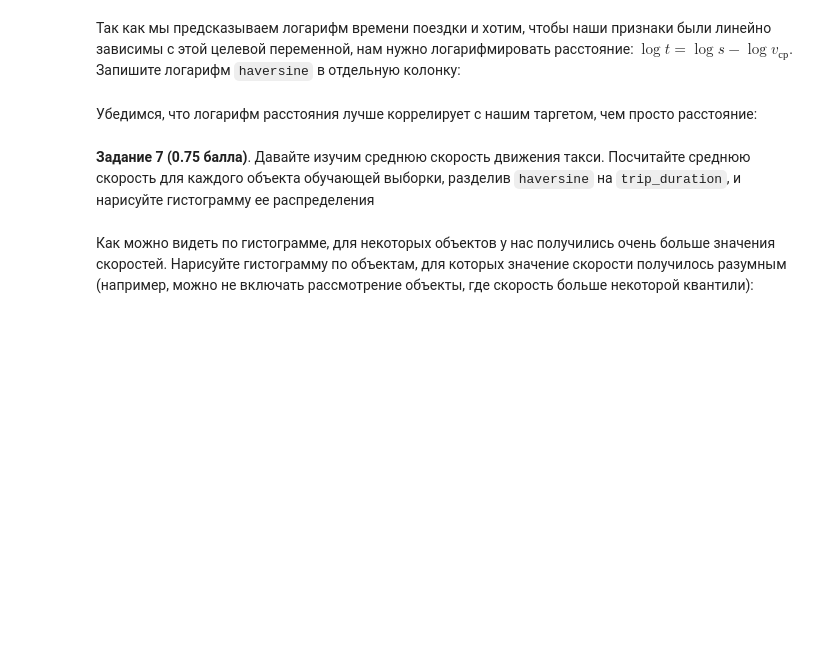
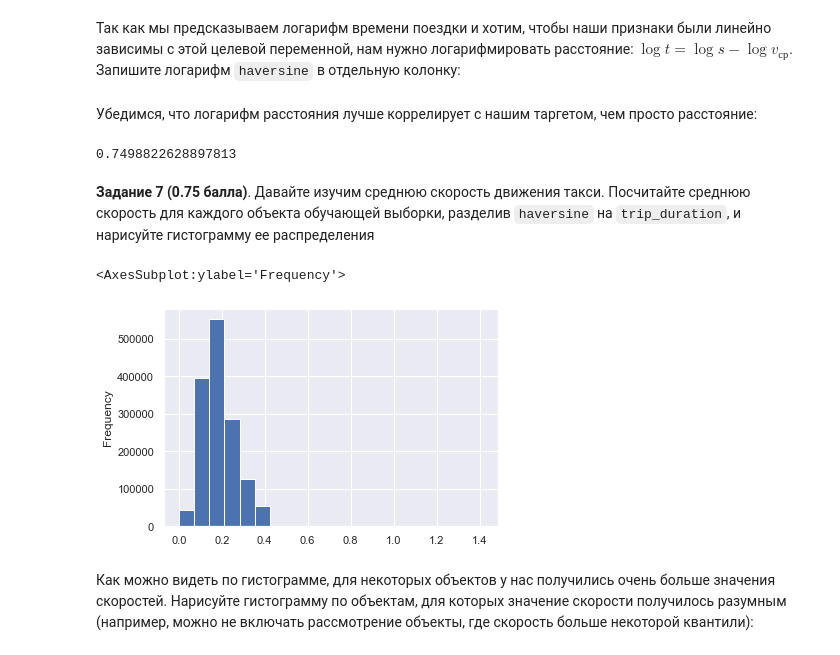
Before and after one commit to AndreyCh20/ml-course-hse-homeworks, a Jupyter notebook: 2/homework-practice-02-linregr.ipynb, the cells around one changed output. Cells and saved outputs as stored; diff of their text form; code cells hidden in the pictures; blank space fills up the shorter version.

```diff
--- a/2/homework-practice-02-linregr.ipynb
+++ b/2/homework-practice-02-linregr.ipynb
@@ -360,0 +356,4 @@ show_circles_on_map(df.sample(1000), "dropoff_latitude", "dropoff_longitude", "b
+# %%
+df_train['haversine'] = df_train.apply(lambda x: haversine((x.pickup_latitude, x.pickup_longitude),
+                                               (x.dropoff_latitude,x.dropoff_longitude)),
+                                       axis=1)
@@ -364,0 +371,2 @@ show_circles_on_map(df.sample(1000), "dropoff_latitude", "dropoff_longitude", "b
+# %%
+df_train['log_haversine'] = np.log1p(df_train['haversine'])
@@ -369,2 +377,6 @@ show_circles_on_map(df.sample(1000), "dropoff_latitude", "dropoff_longitude", "b
+# %%
+df_train[['log_haversine','log_trip_duration']].corr()['log_haversine']['log_trip_duration']
+# %% [output]
+0.7498822628897813
 # %% [markdown]
 **Задание 7 (0.75 балла)**. Давайте изучим среднюю скорость движения такси. Посчитайте среднюю скорость для каждого объекта обучающей выборки, разделив `haversine` на `trip_duration`, и нарисуйте гистограмму ее распределения
@@ -373,2 +383,8 @@ show_circles_on_map(df.sample(1000), "dropoff_latitude", "dropoff_longitude", "b
+# %%
+df_train['av_speed_loglog'] = df_train['log_haversine'] / df_train['log_trip_duration']
+df_train['av_speed_loglog'].plot.hist(bins=20)
+# %% [output]
+<AxesSubplot:ylabel='Frequency'>
+[figure, added]
 # %% [markdown]
 Как можно видеть по гистограмме, для некоторых объектов у нас получились очень больше значения скоростей. Нарисуйте гистограмму по объектам, для которых значение скорости получилось разумным (например, можно не включать рассмотрение объекты, где скорость больше некоторой квантили):
```
Also changed, not shown: parts of 100 cells of this notebook, 3 other files.
